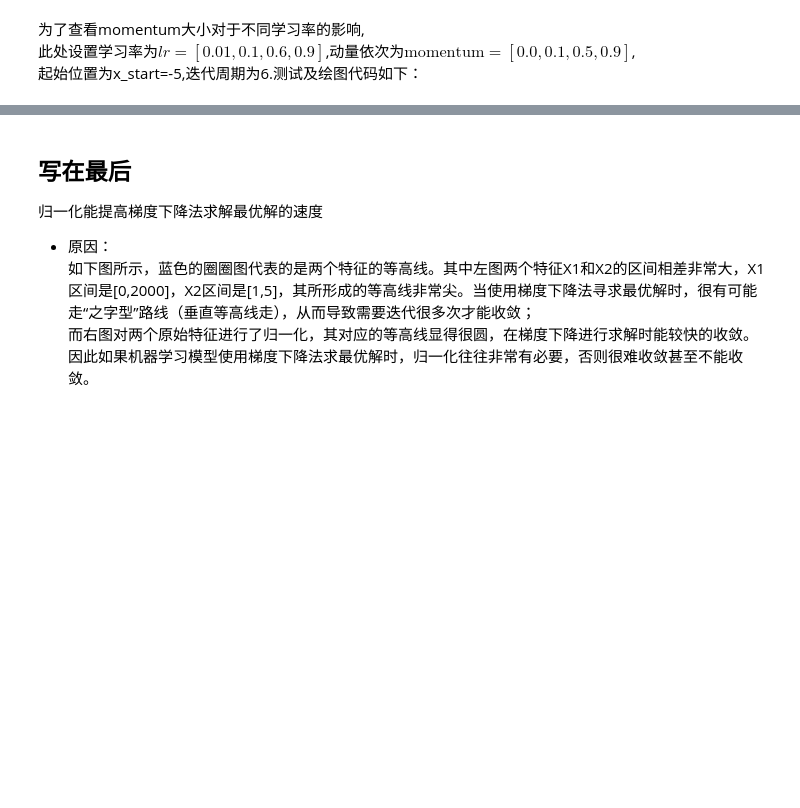
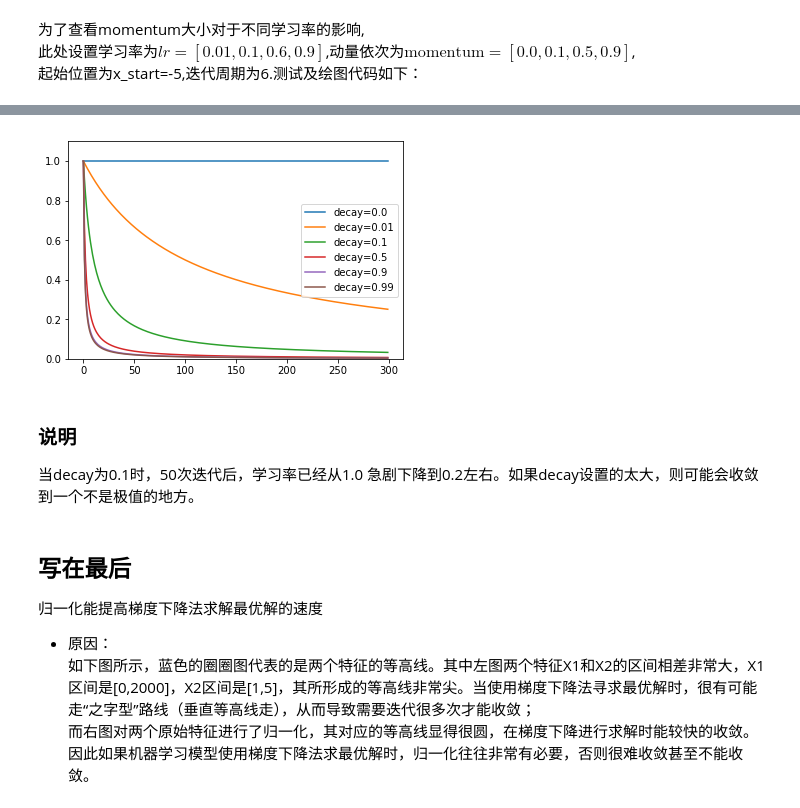
Before and after one commit to sshhan/practice, a Jupyter notebook: Summary_of_Gradient_descent.ipynb, the cells around one changed output, grey strips where cells are left out. Cells and saved outputs as stored; diff of their text form; code cells hidden in the pictures; blank space fills up the shorter version.

```diff
--- a/Summary_of_Gradient_descent.ipynb
+++ b/Summary_of_Gradient_descent.ipynb
@@ -295,3 +387,22 @@ demo_GD_momentum()
+# %%
+def demo_GD_decay1():
+    lr=1.0
+    iterations=np.arange(300)
+
+    decay=[0.0,0.01,0.1,0.5,0.9,0.99]
+    for i in range(len(decay)):
+        decay_lr=lr/(1+decay[i]*iterations)
+        plt.plot(iterations,decay_lr,label='decay={}'.format(decay[i]))
+    plt.ylim([0,1.1])
+    plt.legend(loc='best')
+    plt.show()
+# %%
+demo_GD_decay1()
+# %% [output]
+[figure, added]
+# %% [markdown]
+### 说明
+当decay为0.1时，50次迭代后，学习率已经从1.0 急剧下降到0.2左右。如果decay设置的太大，则可能会收敛到一个不是极值的地方。
 # %% [markdown]
 ## 写在最后
 归一化能提高梯度下降法求解最优解的速度
```
Also changed, not shown: parts of 10 cells of this notebook.
